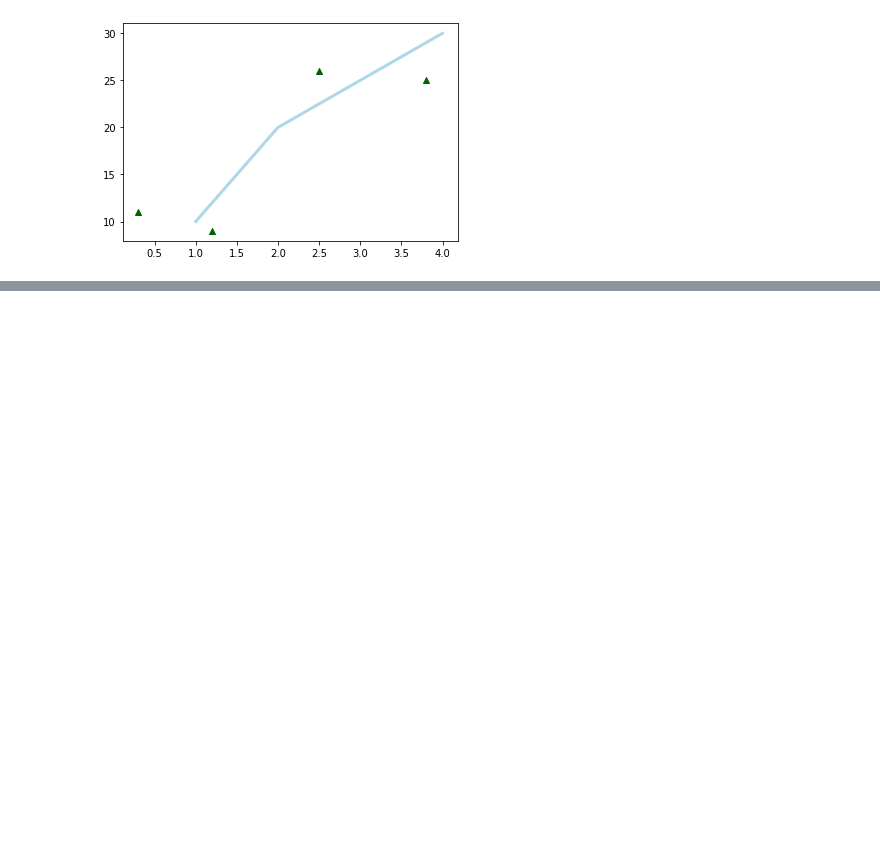
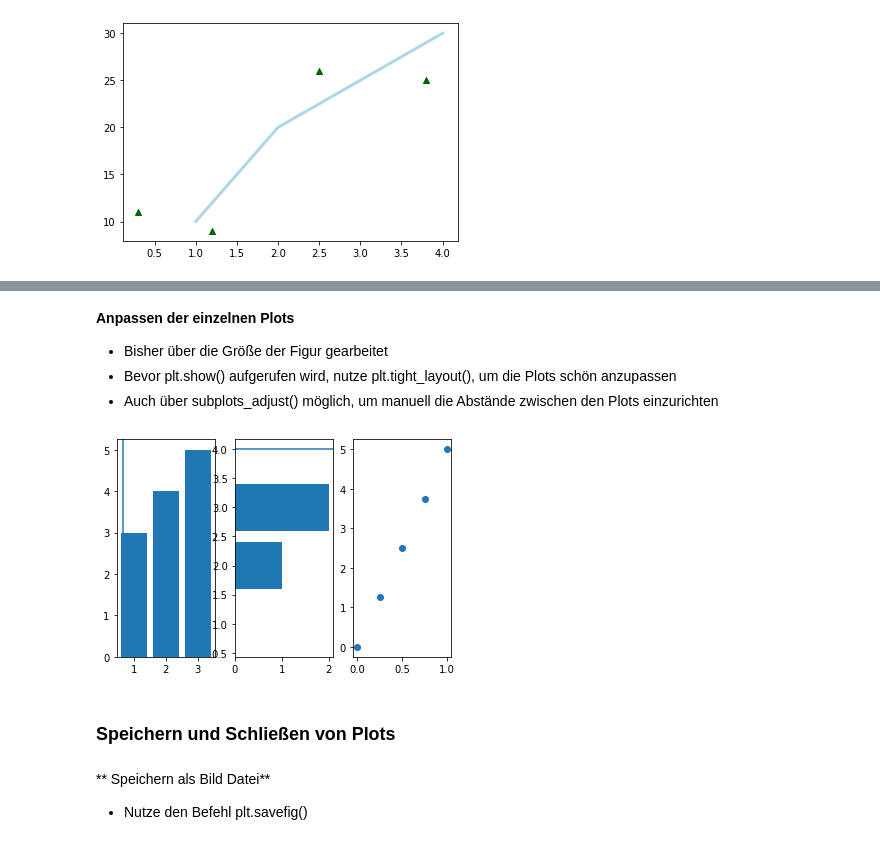
Before and after one commit to FelixRb96/Python_kurs_RTG, a Jupyter notebook: materialien/3_matplotlib.ipynb, the cells around one changed output, grey strips where cells are left out. Drawn from its saved outputs; the diff is of its cells as text; code cells hidden in the pictures; blank space fills up the shorter version.

```diff
--- a/materialien/3_matplotlib.ipynb
+++ b/materialien/3_matplotlib.ipynb
@@ -105,0 +255,31 @@ plt.show()
+# %% [markdown]
+**Anpassen der einzelnen Plots**
+
+* Bisher über die Größe der Figur gearbeitet
+* Bevor plt.show() aufgerufen wird, nutze plt.tight_layout(), um die Plots schön anzupassen
+* Auch über subplots_adjust() möglich, um manuell die Abstände zwischen den Plots einzurichten
+# %%
+# Initialisierung des plots
+fig = plt.figure()
+ax1 = fig.add_subplot(131)
+ax2 = fig.add_subplot(132)
+ax3 = fig.add_subplot(133)
+
+# Plotten der Daten
+ax1.bar([1,2,3],[3,4,5])
+ax2.barh([1,2,3],[0,1,2])
+ax2.axhline(4)
+ax1.axvline(0.65)
+ax3.scatter(np.linspace(0, 1, 5), np.linspace(0, 5, 5))
+
+
+#plt.tight_layout()
+plt.show()
+# %% [output]
+[figure, added]
+# %% [markdown]
+### Speichern und Schließen von Plots
+# %% [markdown]
+** Speichern als Bild Datei**
+
+* Nutze den Befehl plt.savefig()
```
Also changed, not shown: parts of 22 cells of this notebook, 1 other file.
